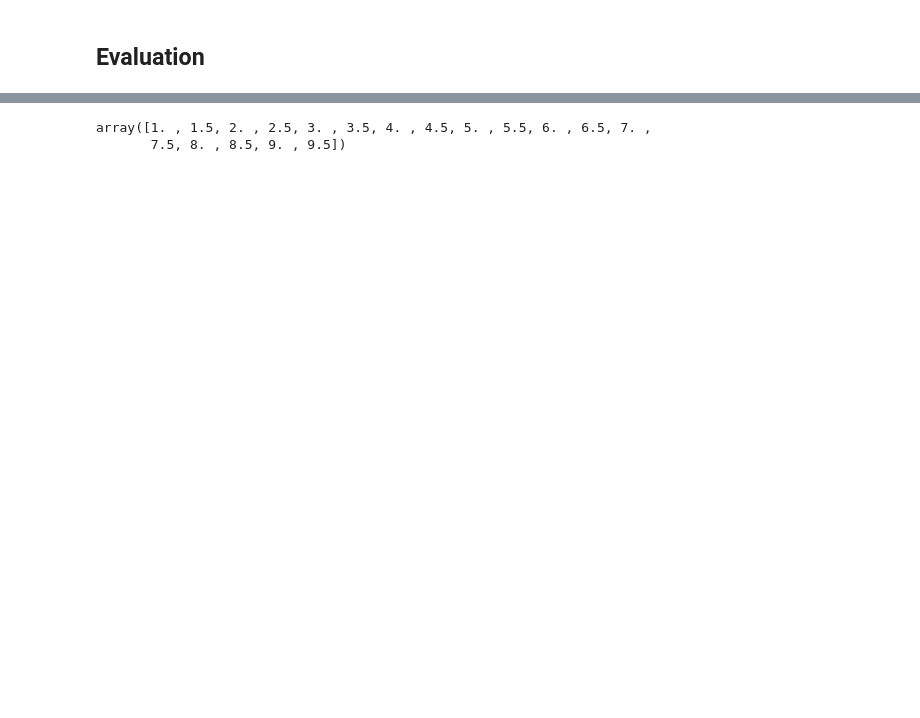
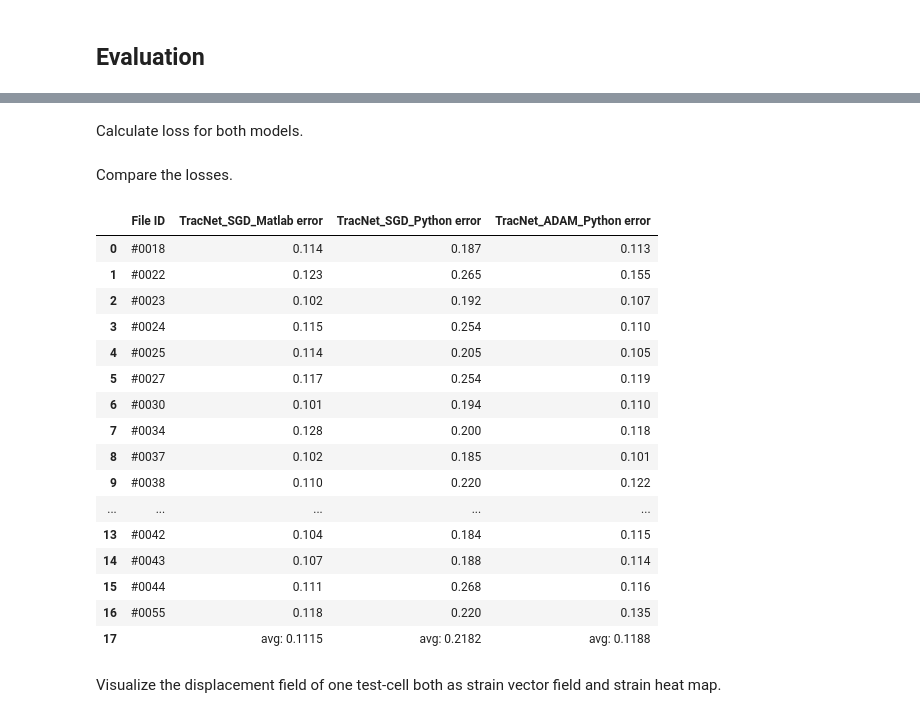
Before and after one commit to alo996/DL-TFM, a Jupyter notebook: test.ipynb, the cells around one changed output, grey strips where cells are left out. Saved outputs shown, nothing was run; the diff lists cells and outputs as text; code cells hidden in the pictures; blank space fills up the shorter version.

```diff
--- a/test.ipynb
+++ b/test.ipynb
@@ -34,0 +34,3 @@ Running on device: cuda
+# %%
+model_SGD = TracNet(n_channels=1).double().to(device)
+model_SGD.load_state_dict(torch.load('/home/alexrichard/LRZ Sync+Share/ML in Physics/Models/TracNet104-2022-Jun-22 18:43:08_best val_rmse_is_2.601_SGD.pth'), strict=False)
@@ -34,0 +39,3 @@ Running on device: cuda
+# %%
+model_ADAM = TracNet(n_channels=1).double().to(device)
+model_ADAM.load_state_dict(torch.load('/home/alexrichard/LRZ Sync+Share/ML in Physics/Models/TracNet104-2022-Jun-17 13:07:58_best val_rmse_is_1.537.pth'), strict=False)
@@ -185,5 +57,38 @@ NameError: name 'thinning' is not defined
-# %%
-np.arange(1, 10, 0.5)
-# %% [output]
-array([1. , 1.5, 2. , 2.5, 3. , 3.5, 4. , 4.5, 5. , 5.5, 6. , 6.5, 7. ,
-       7.5, 8. , 8.5, 9. , 9.5])
+# %% [markdown]
+Calculate loss for both models.
+# %%
+_, errors_SGD = test(X_test, y_test, model_SGD, 10670, plot=False)
+_, errors_ADAM = test(X_test, y_test, model_ADAM, 10670, plot=False)
+# %% [markdown]
+Compare the losses.
+# %%
+pd.set_option('display.width', 1000)
+pd.set_option('display.colheader_justify', 'center')
+pd.set_option('display.precision', 3)
+# %%
+df = pd.read_csv("/home/alexrichard/PycharmProjects/ml_in_biophysics/outputs/TError.csv", usecols= ["File ID", "104"])
+df = df.assign(error_Matlab_SGD=[tensor.item() for tensor in dict(sorted(errors_SGD.items())).values()])
+df = df.assign(error_Matlab_ADAM=[tensor.item() for tensor in dict(sorted(errors_ADAM.items())).values()])
+df = df.rename(columns = {"104":"TracNet_SGD_Matlab error", "error_Matlab_SGD":"TracNet_SGD_Python error", "error_Matlab_ADAM":"TracNet_ADAM_Python error"}).round(decimals=4)
+df = df.append({'File ID':'', 'TracNet_SGD_Matlab error': f"avg: {round(df['TracNet_SGD_Matlab error'].mean(), ndigits=4)}", 'TracNet_SGD_Python error': f"avg: {round(df['TracNet_SGD_Python error'].mean(), ndigits=4)}", 'TracNet_ADAM_Python error': f"avg: {round(df['TracNet_ADAM_Python error'].mean(), ndigits=4)}"}, ignore_index=True)
+df.style.set_properties(**{'text-align': 'center', 'font-size': '11pt'})
+# %% [output]
+|  | File ID | TracNet_SGD_Matlab error | TracNet_SGD_Python error | TracNet_ADAM_Python error |
+| 0 | #0018 | 0.114 | 0.187 | 0.113 |
+| 1 | #0022 | 0.123 | 0.265 | 0.155 |
+| 2 | #0023 | 0.102 | 0.192 | 0.107 |
+| 3 | #0024 | 0.115 | 0.254 | 0.110 |
+| 4 | #0025 | 0.114 | 0.205 | 0.105 |
+| 5 | #0027 | 0.117 | 0.254 | 0.119 |
+| 6 | #0030 | 0.101 | 0.194 | 0.110 |
+| 7 | #0034 | 0.128 | 0.200 | 0.118 |
+| 8 | #0037 | 0.102 | 0.185 | 0.101 |
+| 9 | #0038 | 0.110 | 0.220 | 0.122 |
+| ... | ... | ... | ... | ... |
+| 13 | #0042 | 0.104 | 0.184 | 0.115 |
+| 14 | #0043 | 0.107 | 0.188 | 0.114 |
+| 15 | #0044 | 0.111 | 0.268 | 0.116 |
+| 16 | #0055 | 0.118 | 0.220 | 0.135 |
+| 17 |  | avg: 0.1115 | avg: 0.2182 | avg: 0.1188 |
+# %% [markdown]
+Visualize the displacement field of one test-cell both as strain vector field and strain heat map.
```
Also changed, not shown: parts of 56 cells of this notebook, 3 other files.
